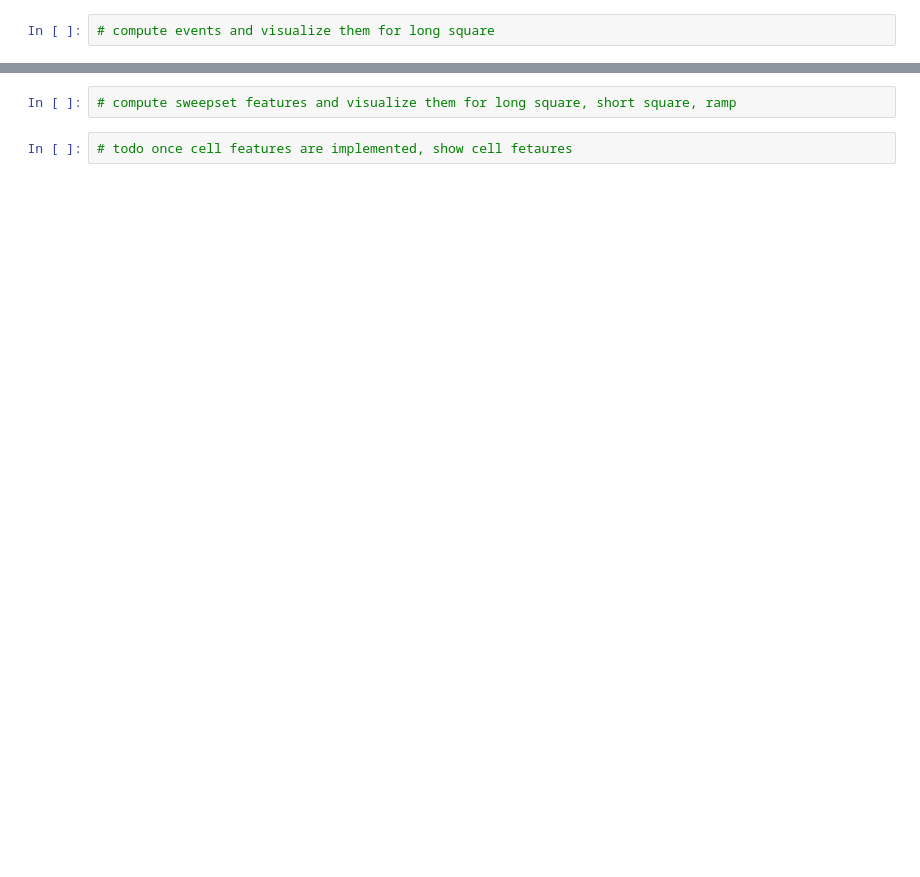
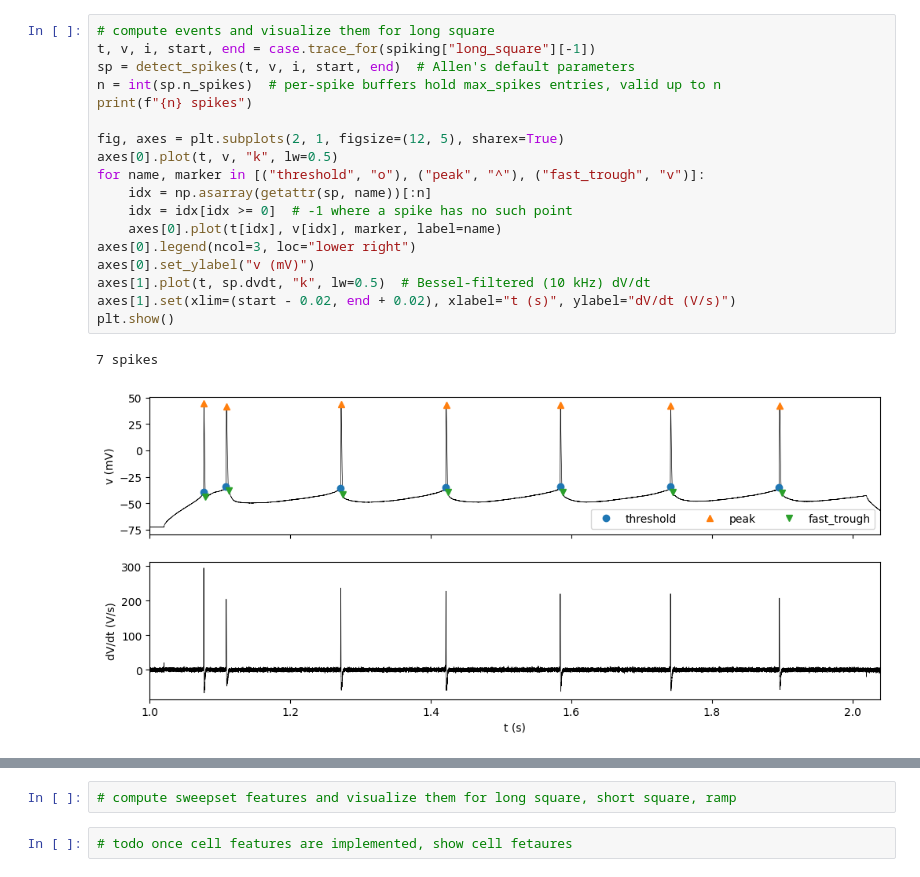
Before and after one commit to jaxleyverse/jaxley-ephys, a Jupyter notebook: examples/00_basics.ipynb, the cells around one changed output, grey strips where cells are left out. Cells and saved outputs as stored; diff of their text form; blank space fills up the shorter version.

```diff
--- a/examples/00_basics.ipynb
+++ b/examples/00_basics.ipynb
@@ -10,4 +53,23 @@
 # %%
 # compute events and visualize them for long square
+t, v, i, start, end = case.trace_for(spiking["long_square"][-1])
+sp = detect_spikes(t, v, i, start, end)  # Allen's default parameters
+n = int(sp.n_spikes)  # per-spike buffers hold max_spikes entries, valid up to n
+print(f"{n} spikes")
+
+fig, axes = plt.subplots(2, 1, figsize=(12, 5), sharex=True)
+axes[0].plot(t, v, "k", lw=0.5)
+for name, marker in [("threshold", "o"), ("peak", "^"), ("fast_trough", "v")]:
+    idx = np.asarray(getattr(sp, name))[:n]
+    idx = idx[idx >= 0]  # -1 where a spike has no such point
+    axes[0].plot(t[idx], v[idx], marker, label=name)
+axes[0].legend(ncol=3, loc="lower right")
+axes[0].set_ylabel("v (mV)")
+axes[1].plot(t, sp.dvdt, "k", lw=0.5)  # Bessel-filtered (10 kHz) dV/dt
+axes[1].set(xlim=(start - 0.02, end + 0.02), xlabel="t (s)", ylabel="dV/dt (V/s)")
+plt.show()
+# %% [output]
+7 spikes
+[figure, added]
 # %%
 # compute spike features and visualize them for long square
```
Also changed, not shown: parts of 6 cells of this notebook, 32 other files.
